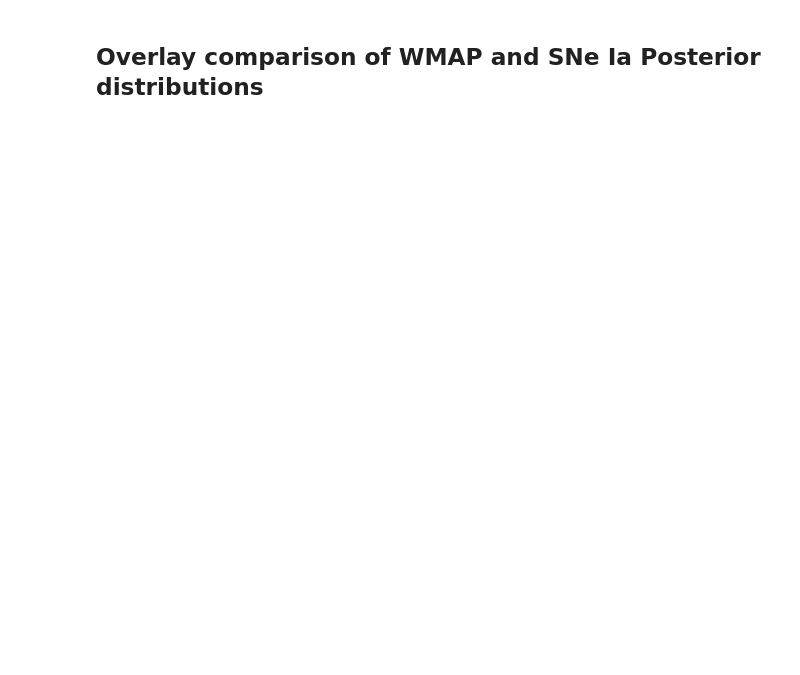
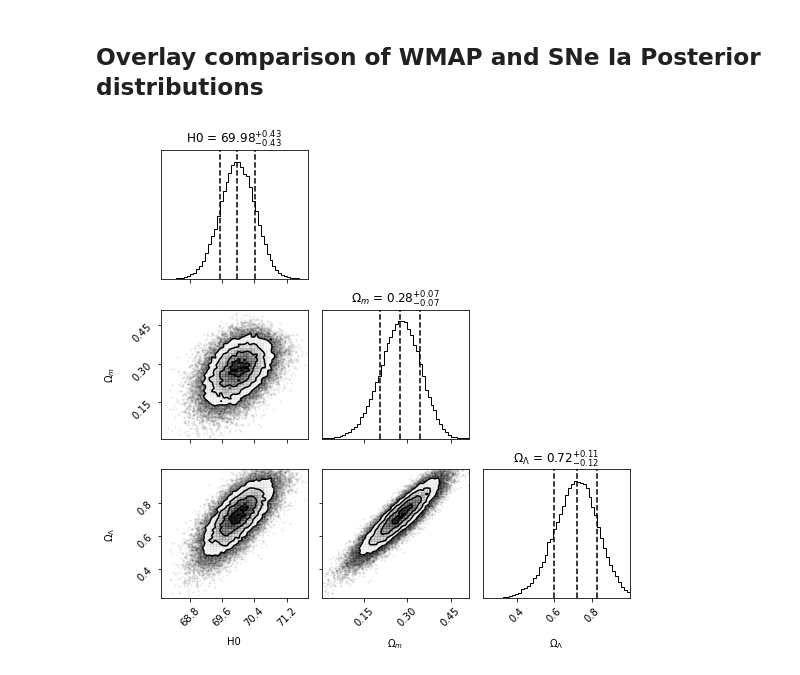
Before and after one commit to nlefrancois6/Phys-321-Project, a Jupyter notebook: Project_Main.ipynb, the cells around one changed output. Cells and saved outputs as stored; diff of their text form; code cells hidden in the pictures; blank space fills up the shorter version.

Commit message:
Ran code so the figures are shown

```diff
--- a/Project_Main.ipynb
+++ b/Project_Main.ipynb
@@ -595,7 +608,6 @@ MCMC_animation(sampler_SNe, sn_z, sn_dm, sn_dm_err, dataset, filename, N_samples
 # print("flat log prior shape: {0}".format(log_prior_samples.shape))
 # %%
 #SNE
-#Ho, 0mO , 0de
 #Calculate posterior for omega_k = 1 - omega_m - omega_de
 Ho_fits_SNE = flat_samples_SNe.T[0]
 Om0_fits_SNE = flat_samples_SNe.T[1]
@@ -609,5 +621,5 @@ Ho_fits_SNE = np.reshape(Ho_fits_SNE, (len(Ho_fits_SNE), 1))
 Om0_fits_SNE = np.reshape(Om0_fits_SNE, (len(Om0_fits_SNE), 1))
 Ode0_fits_SNE = np.reshape(Ode0_fits_SNE, (len(Ode0_fits_SNE), 1))
 curvature_fits = np.reshape(curvature, (len(curvature), 1))
-flat_samples_SNE_k = np.hstack((Ho_fits_SNE,Om0_fits_SNE,Ode0_fits_SNE,curvature_fits))
+flat_samples_SNE_k = np.hstack((Ho_fits_SNE,Om0_fits_SNE,Ode0_fits_SNE))
 # %%
@@ -670,8 +683,13 @@ flat_samples_WMAP_k_uncorr = np.hstack((Ho_fits_WMAP_uncorr,Om0_fits_WMAP_uncorr
 # %%
 #corner plot SNE
 #Create a corner plot of the posterior for Om0, Ode0, Ok0
-labels = ["H0", "$Ω_m$", "$Ω_Λ$", "$Ω_k$" ]
+labels = ["H0","$Ω_m$" ,"$Ω_Λ$" ]
 fig1 = corner.corner(flat_samples_SNE_k, bins = 50, labels=labels, show_titles=True,quantiles=[0.16, 0.5, 0.84]);
+
+plt.tight_layout()
+plt.savefig('SNe_corner.png')
+# %% [output]
+[figure, added]
 # %%
 #corner plot WMAP
 #Create a corner plot of the posterior for Om0, Ode0, Ok0 correlated
```
Also changed, not shown: parts of 12 cells of this notebook.
